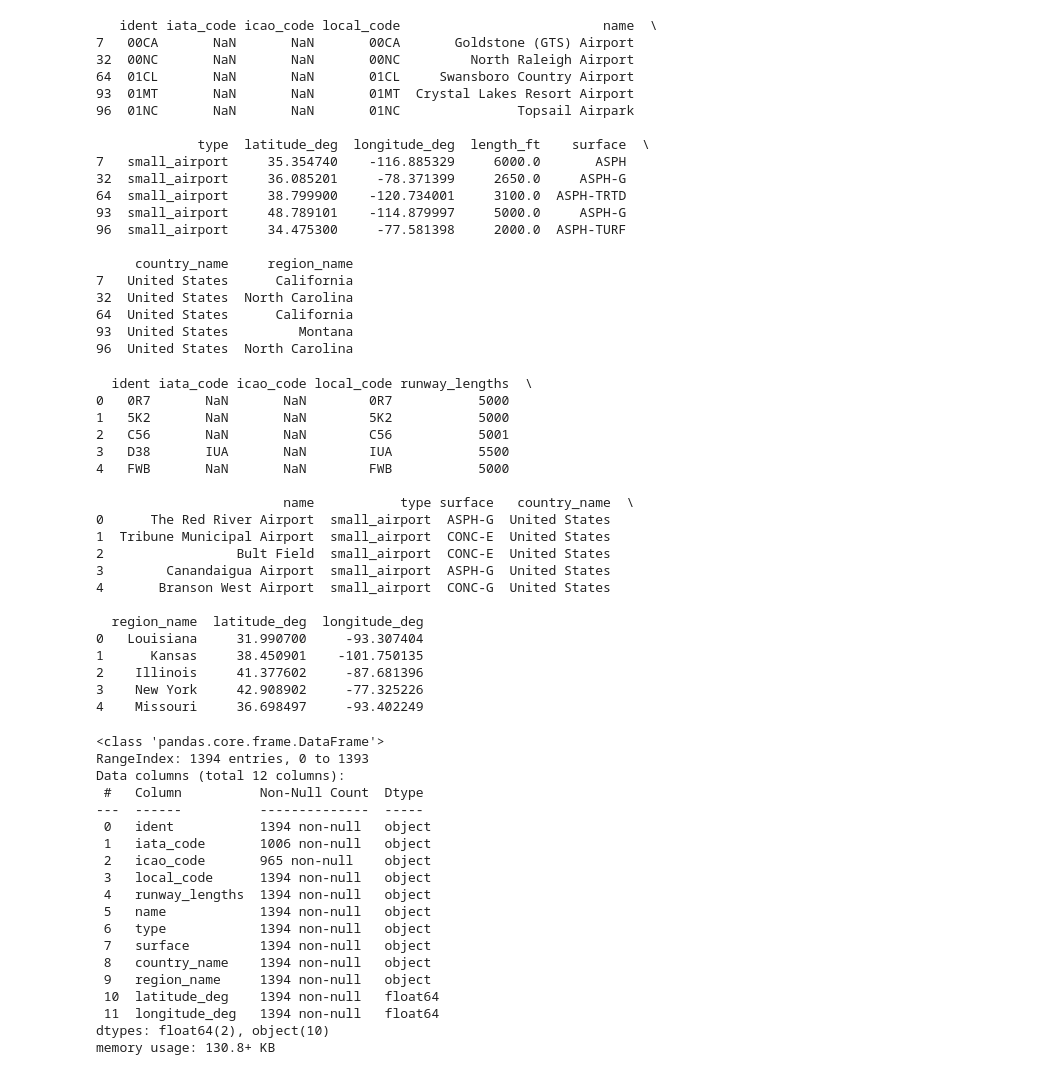
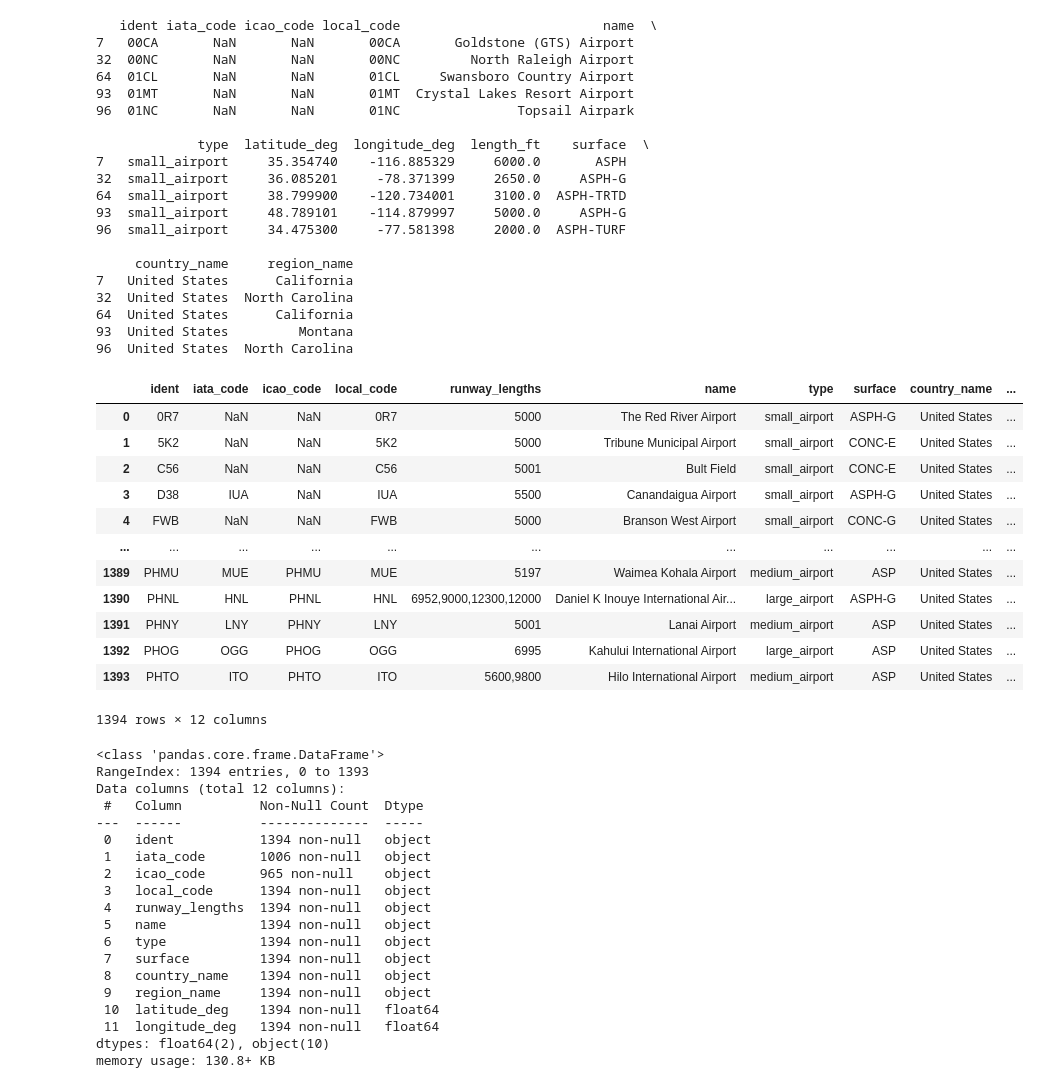
Before and after one commit to MattVu123/us_wildfire, a Jupyter notebook: processing/airport_data_processing.ipynb, the cells around one changed output. Cells and saved outputs as stored; diff of their text form; code cells hidden in the pictures.

```diff
--- a/processing/airport_data_processing.ipynb
+++ b/processing/airport_data_processing.ipynb
@@ -427,28 +427,21 @@ filtered = filtered[columns_to_keep]
 filtered.to_csv('../data/raw_data/airports_processed.csv', index=False)
 # %%
 # View result
-print(filtered.head())
+filtered
 # %% [output]
+|  | ident | iata_code | icao_code | local_code | runway_lengths | name | type | surface | country_name | ... |
+| 0 | 0R7 | NaN | NaN | 0R7 | 5000 | The Red River Airport | small_airport | ASPH-G | United States | ... |
+| 1 | 5K2 | NaN | NaN | 5K2 | 5000 | Tribune Municipal Airport | small_airport | CONC-E | United States | ... |
+| 2 | C56 | NaN | NaN | C56 | 5001 | Bult Field | small_airport | CONC-E | United States | ... |
+| 3 | D38 | IUA | NaN | IUA | 5500 | Canandaigua Airport | small_airport | ASPH-G | United States | ... |
+| 4 | FWB | NaN | NaN | FWB | 5000 | Branson West Airport | small_airport | CONC-G | United States | ... |
+| ... | ... | ... | ... | ... | ... | ... | ... | ... | ... | ... |
+| 1389 | PHMU | MUE | PHMU | MUE | 5197 | Waimea Kohala Airport | medium_airport | ASP | United States | ... |
+| 1390 | PHNL | HNL | PHNL | HNL | 6952,9000,12300,12000 | Daniel K Inouye International Air... | large_airport | ASPH-G | United States | ... |
+| 1391 | PHNY | LNY | PHNY | LNY | 5001 | Lanai Airport | medium_airport | ASP | United States | ... |
+| 1392 | PHOG | OGG | PHOG | OGG | 6995 | Kahului International Airport | large_airport | ASP | United States | ... |
+| 1393 | PHTO | ITO | PHTO | ITO | 5600,9800 | Hilo International Airport | medium_airport | ASP | United States | ... |
-  ident iata_code icao_code local_code runway_lengths  \
-0   0R7       NaN       NaN        0R7           5000
-1   5K2       NaN       NaN        5K2           5000
-2   C56       NaN       NaN        C56           5001
-3   D38       IUA       NaN        IUA           5500
-4   FWB       NaN       NaN        FWB           5000
-
-                        name           type surface   country_name  \
-0      The Red River Airport  small_airport  ASPH-G  United States
-1  Tribune Municipal Airport  small_airport  CONC-E  United States
-2                 Bult Field  small_airport  CONC-E  United States
-3        Canandaigua Airport  small_airport  ASPH-G  United States
-4       Branson West Airport  small_airport  CONC-G  United States
-
-  region_name  latitude_deg  longitude_deg
-0   Louisiana     31.990700     -93.307404
-1      Kansas     38.450901    -101.750135
-2    Illinois     41.377602     -87.681396
-3    New York     42.908902     -77.325226
-4    Missouri     36.698497     -93.402249
+1394 rows × 12 columns
 # %%
 # view structure
 filtered.info()
```
Also changed, not shown: parts of 2 cells of this notebook, 1 other file.
